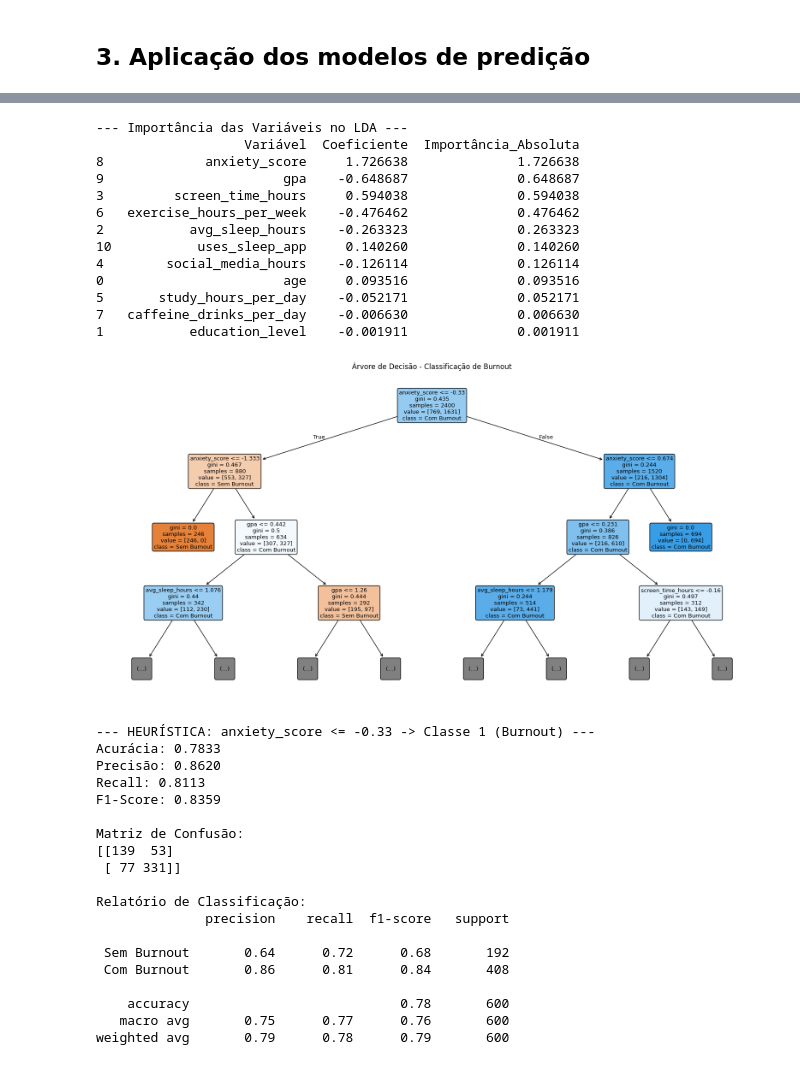
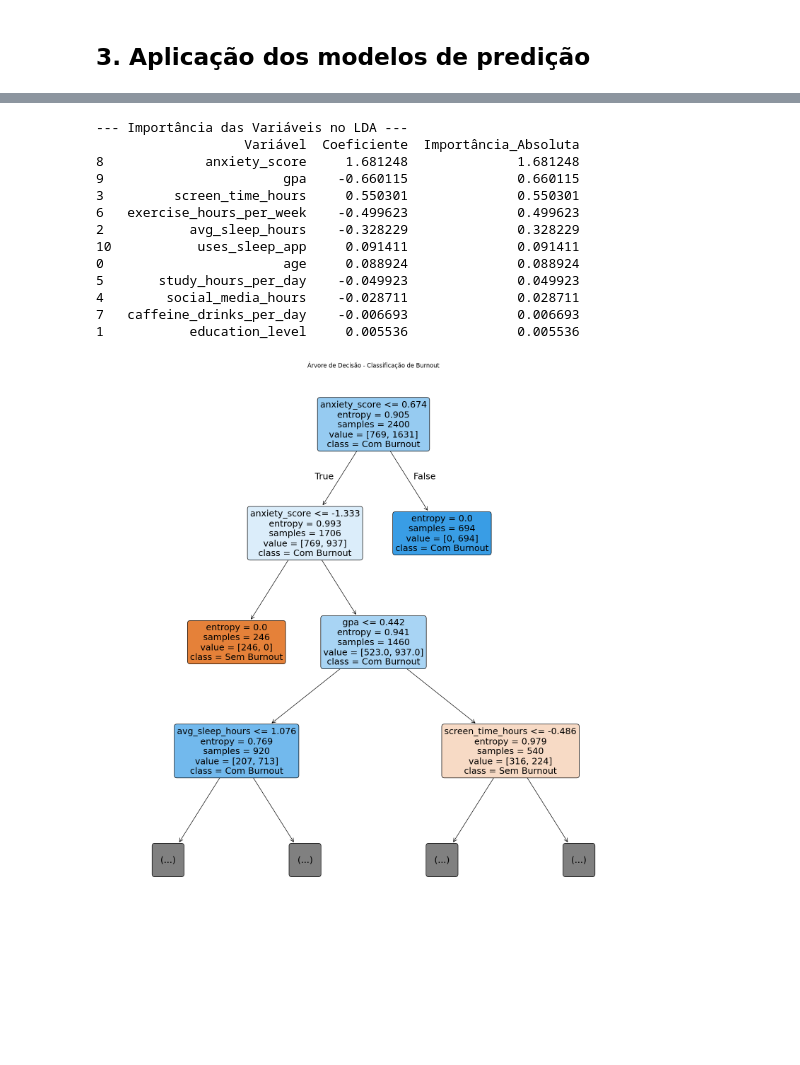
Before and after one commit to BrunuCosta/students_GPA_regression, a Jupyter notebook: students_burnout.ipynb, the cells around one changed output, grey strips where cells are left out. Cells and saved outputs as stored; diff of their text form; code cells hidden in the pictures; blank space fills up the shorter version.

```diff
--- a/students_burnout.ipynb
+++ b/students_burnout.ipynb
@@ -408,8 +422,7 @@ avaliar_modelos(classifiers, X_test, y_test)
 # %%
 # Avaliar os resultados da melhor acurácia ( LDA ) e explicar as variáveis mais relevantes
 
-lda = LinearDiscriminantAnalysis()
-lda.fit(X_train, y_train)
+lda = melhores_modelos['LDA']
 y_pred = lda.predict(X_test)
 
 coeficientes = lda.coef_[0]
@@ -429,74 +442,31 @@ print(importancias)
 # %% [output]
 --- Importância das Variáveis no LDA ---
                    Variável  Coeficiente  Importância_Absoluta
-8             anxiety_score     1.726638              1.726638
-9                       gpa    -0.648687              0.648687
-3         screen_time_hours     0.594038              0.594038
-6   exercise_hours_per_week    -0.476462              0.476462
-2           avg_sleep_hours    -0.263323              0.263323
-10           uses_sleep_app     0.140260              0.140260
-4        social_media_hours    -0.126114              0.126114
-0                       age     0.093516              0.093516
-5       study_hours_per_day    -0.052171              0.052171
-7   caffeine_drinks_per_day    -0.006630              0.006630
-1           education_level    -0.001911              0.001911
+8             anxiety_score     1.681248              1.681248
+9                       gpa    -0.660115              0.660115
+3         screen_time_hours     0.550301              0.550301
+6   exercise_hours_per_week    -0.499623              0.499623
+2           avg_sleep_hours    -0.328229              0.328229
+10           uses_sleep_app     0.091411              0.091411
+0                       age     0.088924              0.088924
+5       study_hours_per_day    -0.049923              0.049923
+4        social_media_hours    -0.028711              0.028711
+7   caffeine_drinks_per_day    -0.006693              0.006693
+1           education_level     0.005536              0.005536
 # %%
 # Visualizar com o modelo de árvore faz a decisão de classificação
 # Útil para entender de forma individual quais fatores levaram o modelo a classificar alguém com burnout ou não
 
-dt = DecisionTreeClassifier(max_depth=5, random_state=42)
-dt.fit(X_train, y_train)
+dt = melhores_modelos['DecisionTree']
 
-plt.figure(figsize=(20, 10))
+plt.figure(figsize=(20, 20))
 plot_tree(dt,
           feature_names=X.columns,
           class_names=['Sem Burnout', 'Com Burnout'],
           filled=True,
           rounded=True,
           max_depth=3)
 plt.title('Árvore de Decisão - Classificação de Burnout')
 plt.show()
 # %% [output]
-[figure, old version]
+[figure, new version]
-# %%
-# Se avaliarmos apenas o anxiety_score, e fizermos uma heurística simples?
-# Se o score for menor que -0,33 (Limiar onde tem mais pessoas sem burnout) classificamos como 'sem burnout', caso contrário, marca 'com burnout'
-# É uma boa maneira de avaliar se nosso modelo performa melhor que uma análise de dados simples
-y_pred_heuristica = np.where(X_test['anxiety_score'] >= -0.33, 1, 0)
-# Calcular as métricas
-acuracia = accuracy_score(y_test, y_pred_heuristica)
-precisao = precision_score(y_test, y_pred_heuristica)
-recall = recall_score(y_test, y_pred_heuristica)
-f1 = f1_score(y_test, y_pred_heuristica)
-matriz_confusao = confusion_matrix(y_test, y_pred_heuristica)
-
-# Exibir os resultados
-print('--- HEURÍSTICA: anxiety_score <= -0.33 -> Classe 1 (Burnout) ---')
-print(f'Acurácia: {acuracia:.4f}')
-print(f'Precisão: {precisao:.4f}')
-print(f'Recall: {recall:.4f}')
-print(f'F1-Score: {f1:.4f}')
-print('\nMatriz de Confusão:')
-print(matriz_confusao)
-print('\nRelatório de Classificação:')
-print(classification_report(y_test, y_pred_heuristica, target_names=['Sem Burnout', 'Com Burnout']))
-# %% [output]
---- HEURÍSTICA: anxiety_score <= -0.33 -> Classe 1 (Burnout) ---
-Acurácia: 0.7833
-Precisão: 0.8620
-Recall: 0.8113
-F1-Score: 0.8359
-
-Matriz de Confusão:
-[[139  53]
- [ 77 331]]
-
-Relatório de Classificação:
-              precision    recall  f1-score   support
-
- Sem Burnout       0.64      0.72      0.68       192
- Com Burnout       0.86      0.81      0.84       408
-
-    accuracy                           0.78       600
-   macro avg       0.75      0.77      0.76       600
-weighted avg       0.79      0.78      0.79       600
```
Also changed, not shown: parts of 8 cells of this notebook.
